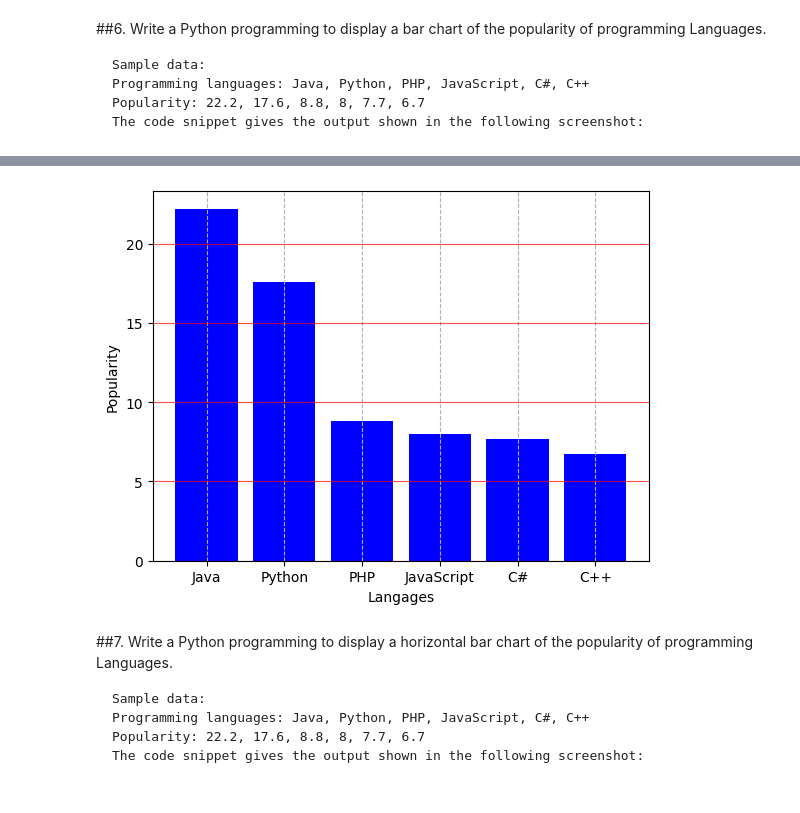
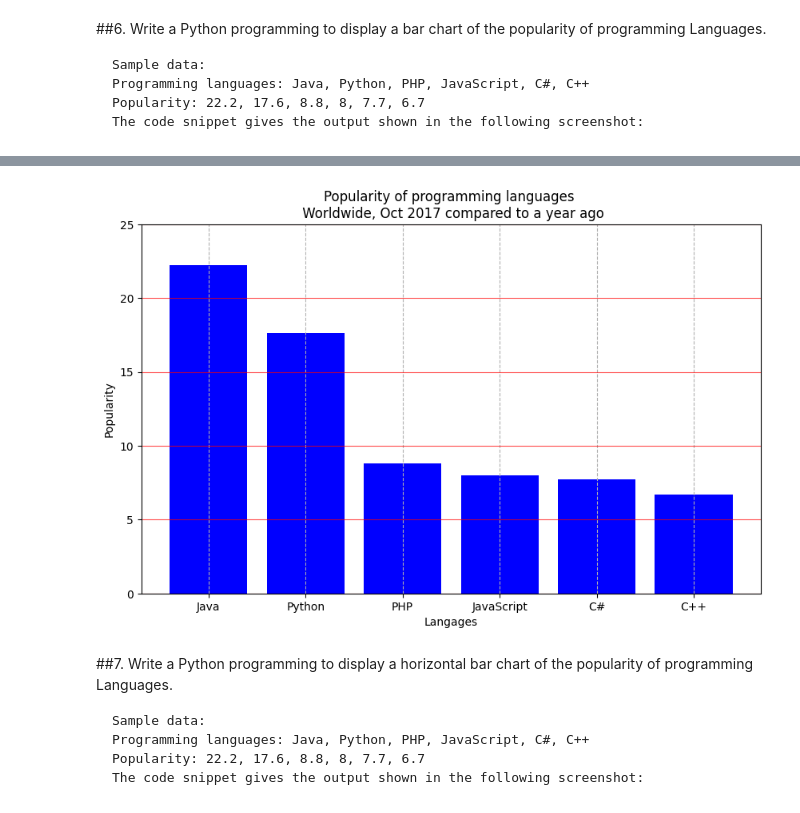
Before and after one commit to thomasanna/python-entri, a Jupyter notebook: Task_8.ipynb, the cells around one changed output, grey strips where cells are left out. Drawn from its saved outputs; the diff is of its cells as text; code cells hidden in the pictures.

Commit message:
Data Visualization using MatplotLib and Seaborn

````diff
--- a/Task_8.ipynb
+++ b/Task_8.ipynb
@@ -131,16 +131,25 @@ The code snippet gives the output shown in the following screenshot:
 ![image.png](embedded-picture-1)
 # %%
 import matplotlib.pyplot as plt
+from matplotlib.ticker import MultipleLocator
 languages = ['Java', 'Python', 'PHP', 'JavaScript', 'C#', 'C++']
 popularity = [22.2, 17.6, 8.8, 8, 7.7, 6.7]
+plt.figure(figsize=(10, 6),dpi = 100)
 plt.bar(languages,popularity,color="blue")
+
+plt.yticks(np.arange(0, 30, 5))
+plt.grid(axis='x', linestyle='--')
+plt.grid(axis='y', linestyle='-', alpha=0.7 ,color='r') #alpha=0.7: Sets the transparency of the grid lines.
+#plt.gca().xaxis.set_major_locator(MultipleLocator(0.2))  # Set grid distance to 0.2 on the x-axis
+#plt.gca().xaxis.set_major_locator(plt.MultipleLocator(2))  # Set grid distance to 5 on the y-axis
 plt.xlabel('Langages')
 plt.ylabel('Popularity')
-plt.grid(axis='y', linestyle='-', alpha=0.7 ,color='r') #alpha=0.7: Sets the transparency of the grid lines.
-plt.grid(axis='x', linestyle='--')
+
+
+plt.title('Popularity of programming languages \n Worldwide, Oct 2017 compared to a year ago')
 plt.show()
 # %% [output]
-[figure, old version]
+[figure, new version]
 # %% [markdown]
 ##7.  Write a Python programming to display a horizontal bar chart of the popularity of programming Languages.
 ```
````
Also changed, not shown: parts of 4 cells of this notebook, 1 other file.
